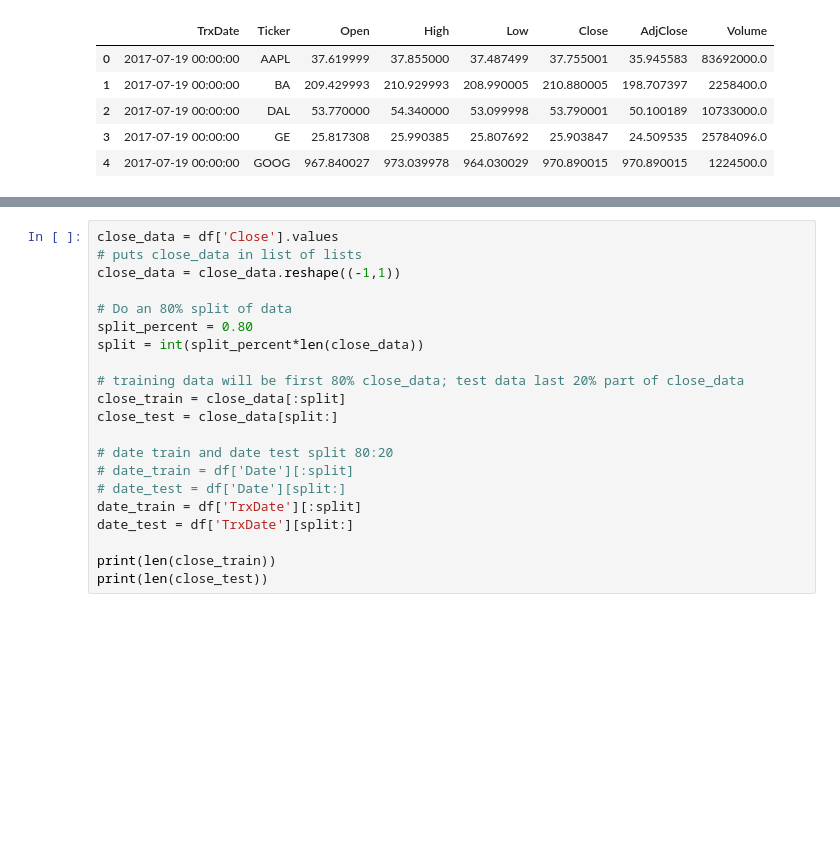
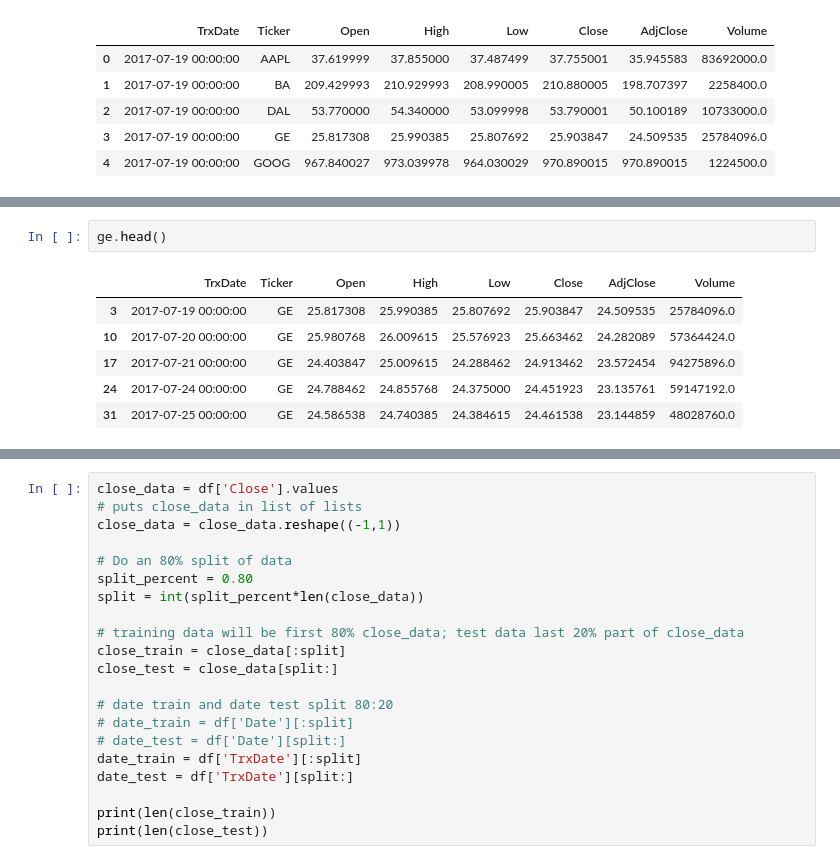
Before and after one commit to steskalja/ML-Stock-Prediction, a Jupyter notebook: Predict.ipynb, the cells around one changed output, grey strips where cells are left out. Drawn from its saved outputs; the diff is of its cells as text; blank space fills up the shorter version.

```diff
--- a/Predict.ipynb
+++ b/Predict.ipynb
@@ -60,0 +84,9 @@ cd
+# %%
+ge.head()
+# %% [output]
+|  | TrxDate | Ticker | Open | High | Low | Close | AdjClose | Volume |
+| 3 | 2017-07-19 00:00:00 | GE | 25.817308 | 25.990385 | 25.807692 | 25.903847 | 24.509535 | 25784096.0 |
+| 10 | 2017-07-20 00:00:00 | GE | 25.980768 | 26.009615 | 25.576923 | 25.663462 | 24.282089 | 57364424.0 |
+| 17 | 2017-07-21 00:00:00 | GE | 24.403847 | 25.009615 | 24.288462 | 24.913462 | 23.572454 | 94275896.0 |
+| 24 | 2017-07-24 00:00:00 | GE | 24.788462 | 24.855768 | 24.375000 | 24.451923 | 23.135761 | 59147192.0 |
+| 31 | 2017-07-25 00:00:00 | GE | 24.586538 | 24.740385 | 24.384615 | 24.461538 | 23.144859 | 48028760.0 |
```
Also changed, not shown: parts of 8 cells of this notebook.
